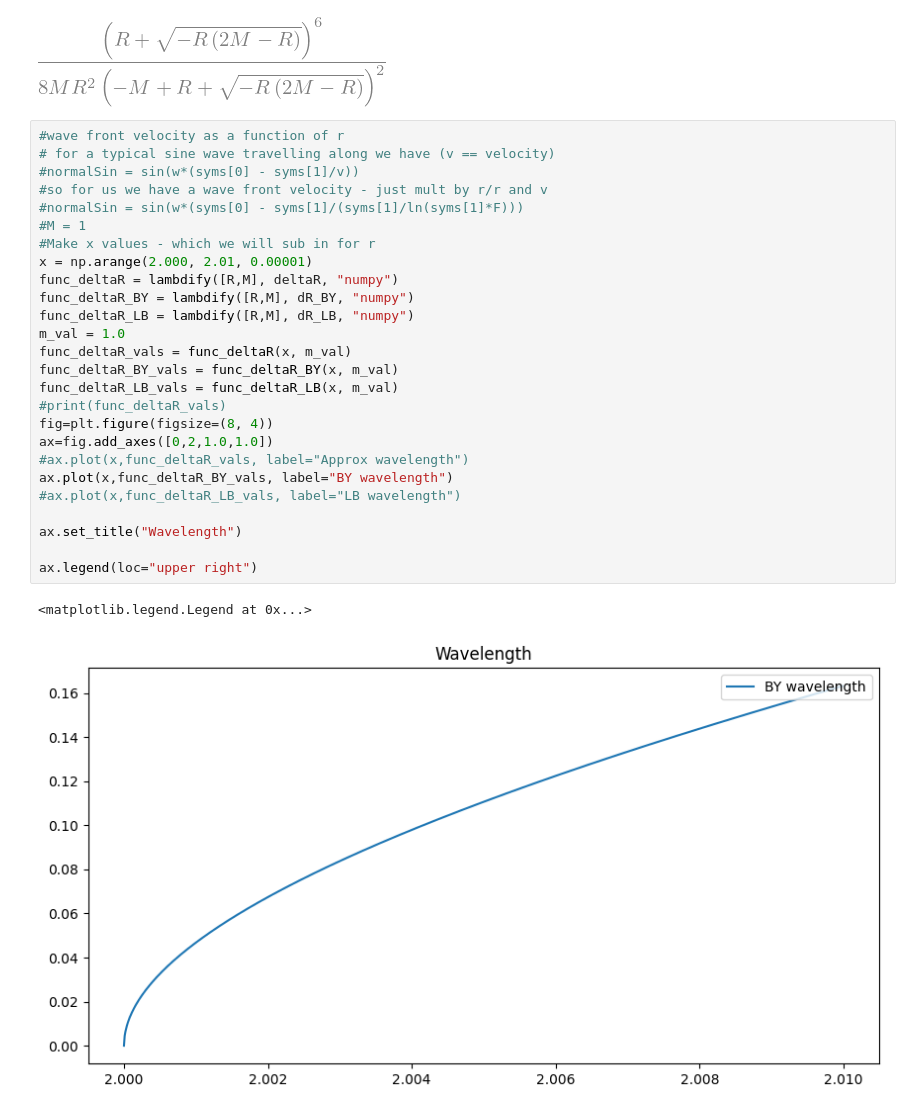
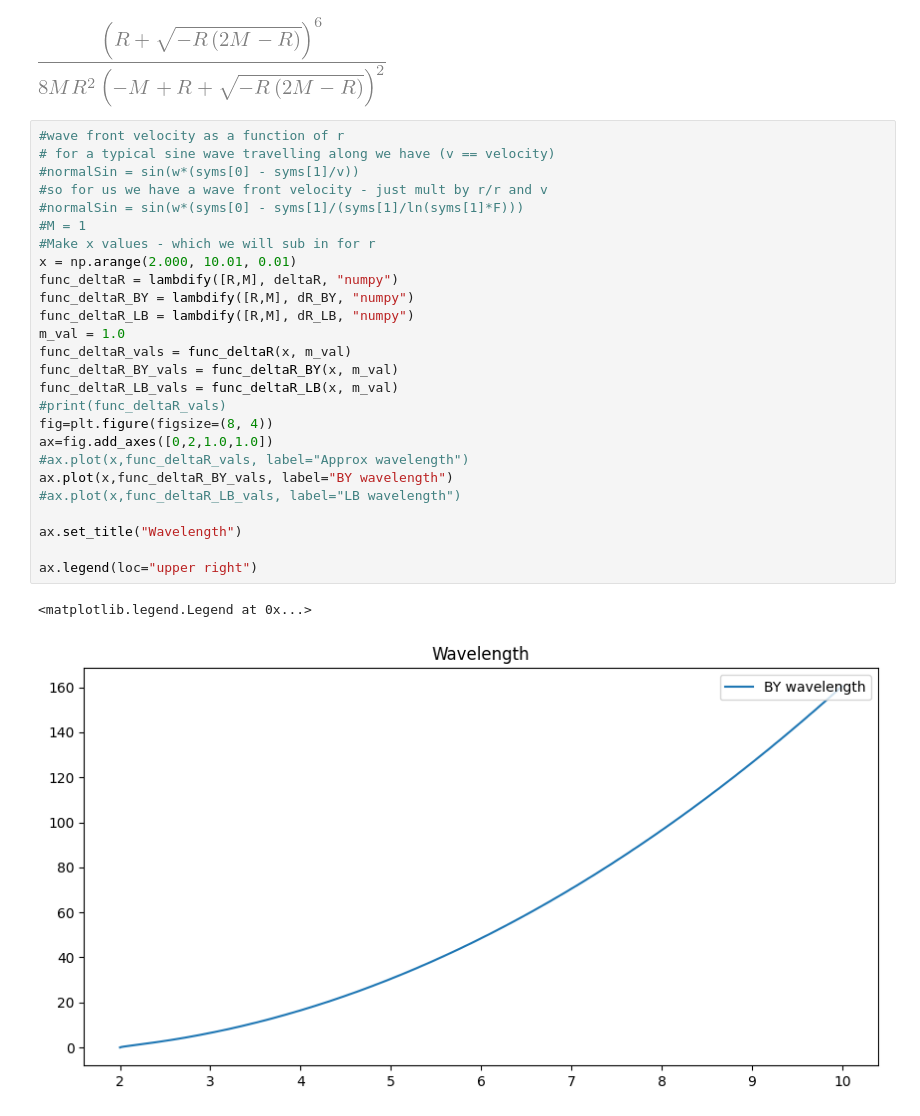
Before and after one commit to tomandersen/jupyter, a Jupyter notebook: 2022/PilotWavePaper/Longitudinal Energy wave.ipynb, the cells around one changed output. Saved outputs shown, nothing was run; the diff lists cells and outputs as text.

```diff
--- a/2022/PilotWavePaper/Longitudinal Energy wave.ipynb
+++ b/2022/PilotWavePaper/Longitudinal Energy wave.ipynb
@@ -109,29 +121,29 @@ dR_LB
 # %%
 #wave front velocity as a function of r
 # for a typical sine wave travelling along we have (v == velocity)
 #normalSin = sin(w*(syms[0] - syms[1]/v))
 #so for us we have a wave front velocity - just mult by r/r and v
 #normalSin = sin(w*(syms[0] - syms[1]/(syms[1]/ln(syms[1]*F)))
 #M = 1
 #Make x values - which we will sub in for r
-x = np.arange(2.000, 2.01, 0.00001)
+x = np.arange(2.000, 10.01, 0.01)
 func_deltaR = lambdify([R,M], deltaR, "numpy")
 func_deltaR_BY = lambdify([R,M], dR_BY, "numpy")
 func_deltaR_LB = lambdify([R,M], dR_LB, "numpy")
 m_val = 1.0
 func_deltaR_vals = func_deltaR(x, m_val)
 func_deltaR_BY_vals = func_deltaR_BY(x, m_val)
 func_deltaR_LB_vals = func_deltaR_LB(x, m_val)
 #print(func_deltaR_vals)
 fig=plt.figure(figsize=(8, 4))
 ax=fig.add_axes([0,2,1.0,1.0])
 #ax.plot(x,func_deltaR_vals, label="Approx wavelength")
 ax.plot(x,func_deltaR_BY_vals, label="BY wavelength")
 #ax.plot(x,func_deltaR_LB_vals, label="LB wavelength")
 
 ax.set_title("Wavelength")
 
 ax.legend(loc="upper right")
 # %% [output]
 <matplotlib.legend.Legend at 0x...>
-[figure, old version]
+[figure, new version]
```
Also changed, not shown: parts of 2 cells of this notebook, 1 other file.
